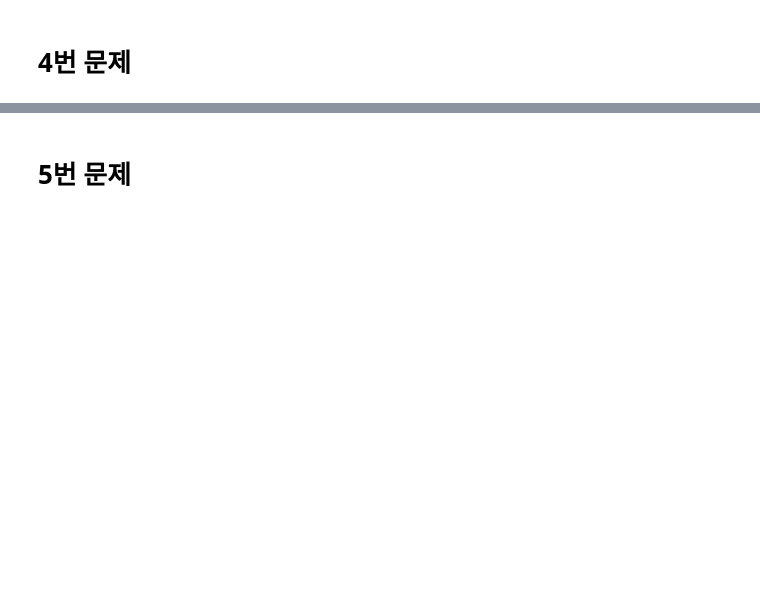
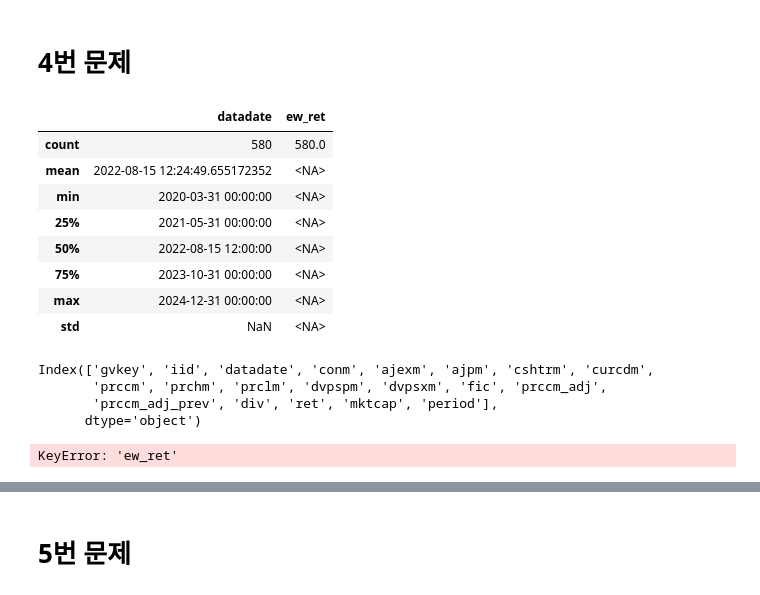
Before and after one commit to LJMfintech/Financial_Data_Analysis, a Jupyter notebook: DataAnalysisHW1.ipynb, the cells around one changed output, grey strips where cells are left out. Cells and saved outputs as stored; diff of their text form; code cells hidden in the pictures; blank space fills up the shorter version.

```diff
--- a/DataAnalysisHW1.ipynb
+++ b/DataAnalysisHW1.ipynb
@@ -402,7 +352,29 @@ data_set.head()
 # 4번 문제
 # %%
 pd.set_option("display.precision", 3)
-data_set.describe()
+ew_ret.describe()
+# %% [output]
+|  | datadate | ew_ret |
+| count | 580 | 580.0 |
+| mean | 2022-08-15 12:24:49.655172352 | <NA> |
+| min | 2020-03-31 00:00:00 | <NA> |
+| 25% | 2021-05-31 00:00:00 | <NA> |
+| 50% | 2022-08-15 12:00:00 | <NA> |
+| 75% | 2023-10-31 00:00:00 | <NA> |
+| max | 2024-12-31 00:00:00 | <NA> |
+| std | NaN | <NA> |
+# %%
+print(data_set.columns)
+# %% [output]
+Index(['gvkey', 'iid', 'datadate', 'conm', 'ajexm', 'ajpm', 'cshtrm', 'curcdm',
+       'prccm', 'prchm', 'prclm', 'dvpspm', 'dvpsxm', 'fic', 'prccm_adj',
+       'prccm_adj_prev', 'div', 'ret', 'mktcap', 'period'],
+      dtype='object')
+# %%
+data_set['ew_ret'].head()
+data_set['ew_ret'].dtype
+# %% [output]
+KeyError: 'ew_ret'
 # %%
 # 10개국 리스트
 country_list = ['GBR', 'DEU', 'JPN', 'FRA', 'AUS', 'CHN', 'IND', 'BRA', 'ZAF', 'TUR']
```
Also changed, not shown: parts of 17 cells of this notebook.
